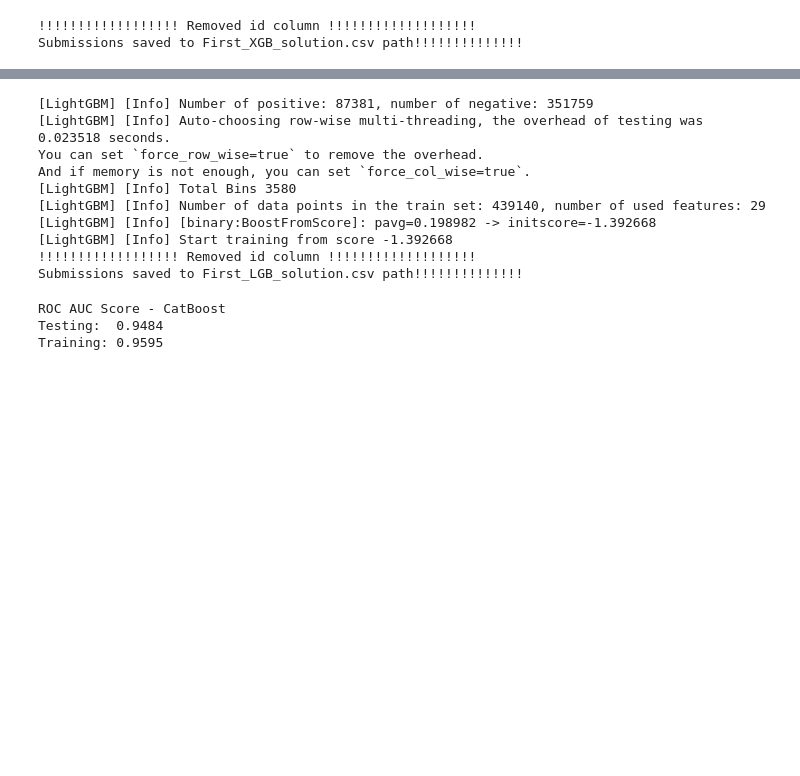
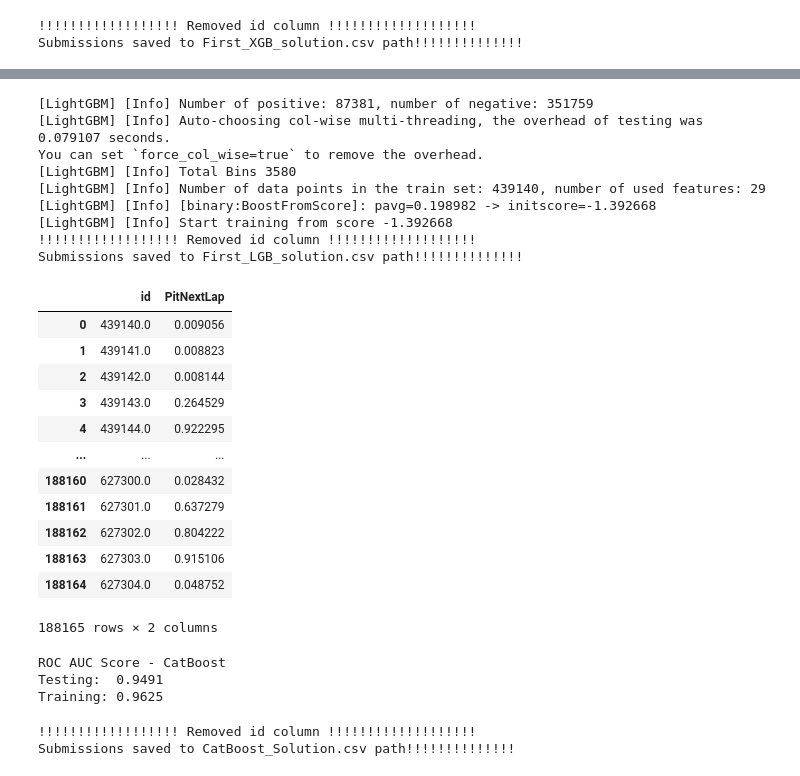
Before and after one commit to vijaytakbhate2002/kaggle_competition_solutions, a Jupyter notebook: f1_pit_stop_prediction/f1-pit-stop-prediction-catboost.ipynb, the cells around one changed output, grey strips where cells are left out. Saved outputs shown, nothing was run; the diff lists cells and outputs as text; code cells hidden in the pictures; blank space fills up the shorter version.

Commit message:
F1 pit stop prediction: Blending (Catboost, XGBoost, LightGBM)

```diff
--- a/f1_pit_stop_prediction/f1-pit-stop-prediction-catboost.ipynb
+++ b/f1_pit_stop_prediction/f1-pit-stop-prediction-catboost.ipynb
@@ -426,7 +315,8 @@ xgb_model = XGBClassifier(
     random_state      = 42,
     n_jobs            = -1,
     eval_metric       = 'auc',
-    verbosity         = 0
+    verbosity         = 0,
+    scale_pos_weight = scale_weight
 )
 
 xgb_model.fit(X_train.values, y_train.values)
@@ -500,7 +391,7 @@ ROC AUC Score - LightGBM
 Testing:  0.9501
 Training: 0.9974
 # %%
-lgb_model = LGBMClassifier(
+lgb_model_final_v1 = LGBMClassifier(
     n_estimators      = 2000,
     learning_rate     = 0.02,
     num_leaves        = 255,
@@ -513,16 +404,40 @@ lgb_model = LGBMClassifier(
     random_state      = 42,
     n_jobs            = -1
 )
-lgb_model.fit(X.values, y.values)
-submission(lgb_model, test_df_scaled_v1, file_name="First_LGB_solution.csv")
+lgb_model_final_v1.fit(X.values, y.values)
+submission(lgb_model_final_v1, test_df_scaled_v1, file_name="First_LGB_solution.csv")
 # %% [output]
 [LightGBM] [Info] Number of positive: 87381, number of negative: 351759
-[LightGBM] [Info] Auto-choosing row-wise multi-threading, the overhead of testing was 0.023518 seconds.
-You can set `force_row_wise=true` to remove the overhead.
-And if memory is not enough, you can set `force_col_wise=true`.
+[LightGBM] [Info] Auto-choosing col-wise multi-threading, the overhead of testing was 0.079107 seconds.
+You can set `force_col_wise=true` to remove the overhead.
 [LightGBM] [Info] Total Bins 3580
 [LightGBM] [Info] Number of data points in the train set: 439140, number of used features: 29
 [LightGBM] [Info] [binary:BoostFromScore]: pavg=0.198982 -> initscore=-1.392668
 [LightGBM] [Info] Start training from score -1.392668
 !!!!!!!!!!!!!!!!!! Removed id column !!!!!!!!!!!!!!!!!!!
 Submissions saved to First_LGB_solution.csv path!!!!!!!!!!!!!!
+# %%
+model_names = ['xgb', 'lgb']
+model_scores = [roc_auc_score(y_test, y_prob_test_xgb), roc_auc_score(y_test, y_prob_test_lgb)]
+weights = [score / sum(model_scores) for score in model_scores]
+model_weights = dict(zip(model_names, weights))
+
+lgb_predictions = pd.read_csv("First_LGB_solution.csv")
+xgb_predictions = pd.read_csv("First_XGB_solution.csv")
+
+final_predictions = model_weights['xgb'] * xgb_predictions + model_weights['lgb'] * lgb_predictions
+final_predictions
+# %% [output]
+|  | id | PitNextLap |
+| 0 | 439140.0 | 0.009056 |
+| 1 | 439141.0 | 0.008823 |
+| 2 | 439142.0 | 0.008144 |
+| 3 | 439143.0 | 0.264529 |
+| 4 | 439144.0 | 0.922295 |
+| ... | ... | ... |
+| 188160 | 627300.0 | 0.028432 |
+| 188161 | 627301.0 | 0.637279 |
+| 188162 | 627302.0 | 0.804222 |
+| 188163 | 627303.0 | 0.915106 |
+| 188164 | 627304.0 | 0.048752 |
+188165 rows × 2 columns
@@ -529,7 +446,6 @@ Submissions saved to First_LGB_solution.csv path!!!!!!!!!!!!!!
 # %%
 cat_model_oot = CatBoostClassifier(
-    # iterations=20000,
-    eval_metric = "AUC",
+    iterations=20000,
     verbose=0,
     auto_class_weights='Balanced'
 )
@@ -544,17 +460,18 @@ print(f"Testing:  {roc_auc_score(y_test, y_prob_test_cat):.4f}")
 print(f"Training: {roc_auc_score(y_train, y_prob_train_cat):.4f}")
 # %% [output]
 ROC AUC Score - CatBoost
-Testing:  0.9484
-Training: 0.9595
+Testing:  0.9491
+Training: 0.9625
 # %%
-# cat_model_oot = CatBoostClassifier(
-#     iterations=40000,
-#     # learning_rate=0.1,
-#     # depth=6,
-#     verbose=0,
-#     # random_seed=42,
-#     auto_class_weights='Balanced'
-# )
-#
-# cat_model_oot.fit(X, y)
-# submission(cat_model_oot, test_df_scaled_v1, file_name="FE_v16_catboost_target_encoding_40K_iterations.csv")
+cat_model_final_v1 = CatBoostClassifier(
+    iterations=20000,
+    eval_metric = "AUC",
+    verbose=0,
+    auto_class_weights='Balanced'
+)
+
+cat_model_final_v1.fit(X, y)
+submission(cat_model_final_v1, test_df_scaled_v1, file_name="CatBoost_Solution.csv")
+# %% [output]
+!!!!!!!!!!!!!!!!!! Removed id column !!!!!!!!!!!!!!!!!!!
+Submissions saved to CatBoost_Solution.csv path!!!!!!!!!!!!!!
```
Also changed, not shown: parts of 11 cells of this notebook, 5 other files.
